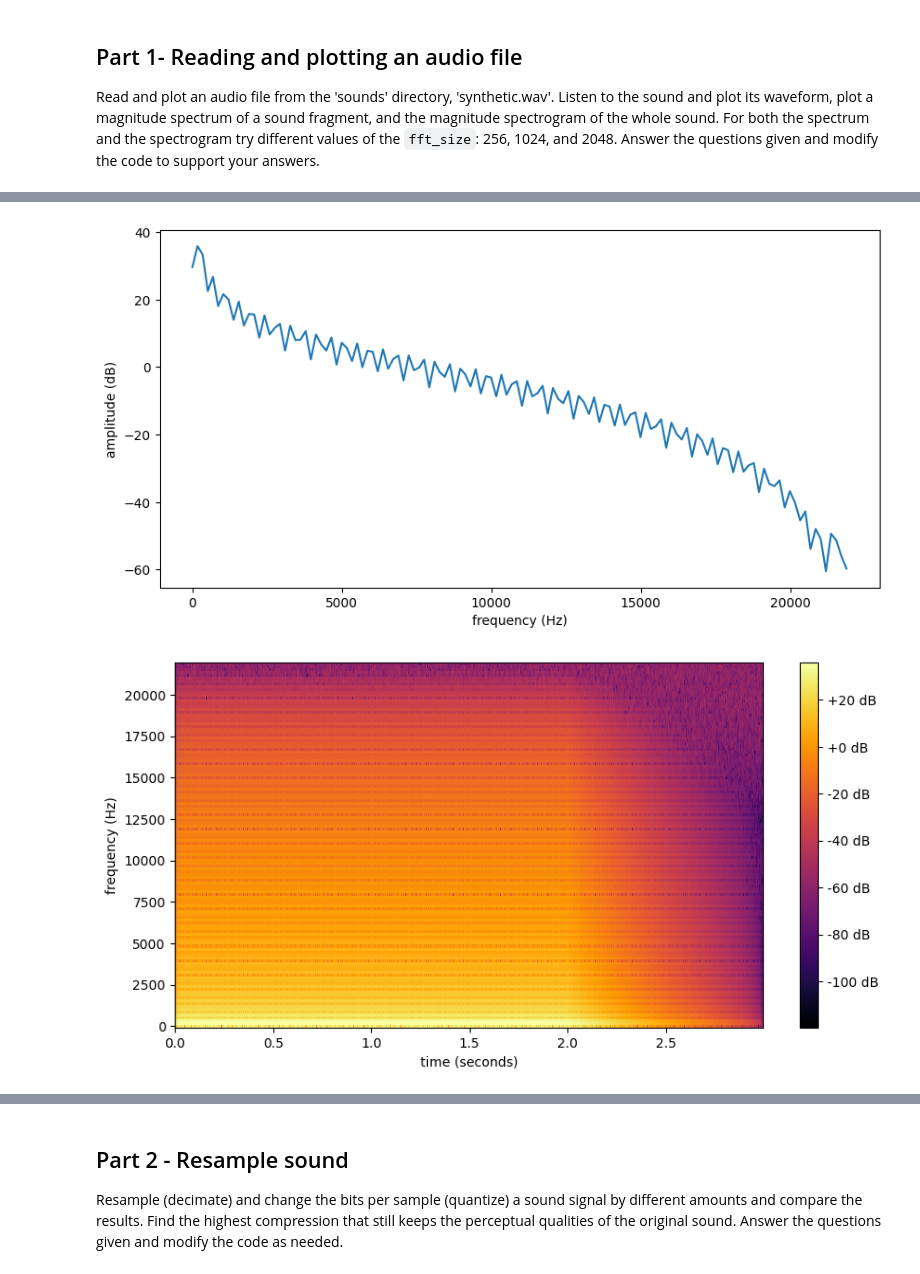
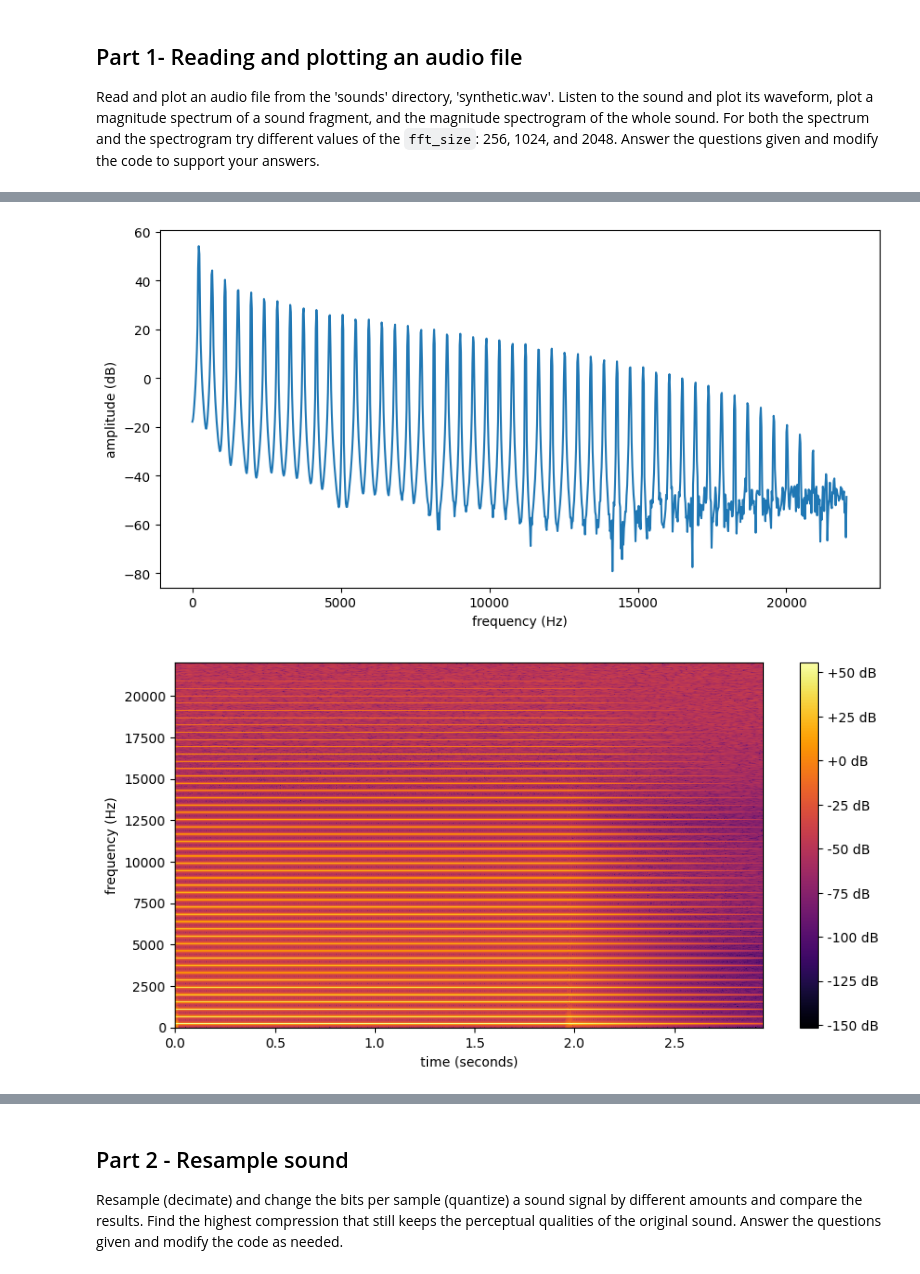
Before and after one commit to GeorginaHostench/audio-coding-materials, a Jupyter notebook: labs/Lab1-Sampling-and-coding-basics.ipynb, the cells around one changed output, grey strips where cells are left out. Drawn from its saved outputs; the diff is of its cells as text; code cells hidden in the pictures.

```diff
--- a/labs/Lab1-Sampling-and-coding-basics.ipynb
+++ b/labs/Lab1-Sampling-and-coding-basics.ipynb
@@ -134,19 +134,19 @@ display_sound(sound_array, sampling_rate)
 # %%
 # display spectrum of a stable fragment of sound_array, try different values for fft_size, all being a power of 2
 # ex: 256, 1024, 2048
-fft_size = 256
+fft_size = 2048
 sample_offset = int(1.0 * sampling_rate) # choose the starting sample at 1 second
 display_spectrum(sound_array[sample_offset:sample_offset+fft_size], sampling_rate)
 # %% [output]
-[figure, old version]
+[figure, new version]
 # %%
 # display spectrogram of x, try different values for fft_size, all being a power of 2
 # ex: 256, 1024, 2048
 hop_size = 128
-fft_size = 256
+fft_size = 2408
 display_spectrogram(sound_array, hop_size, fft_size, sampling_rate)
 # %% [output]
-[figure, old version]
+[figure, new version]
 # %% [markdown]
 **Questions: (answer them in this text cell)**
 
```
Also changed, not shown: parts of 3 cells of this notebook.
